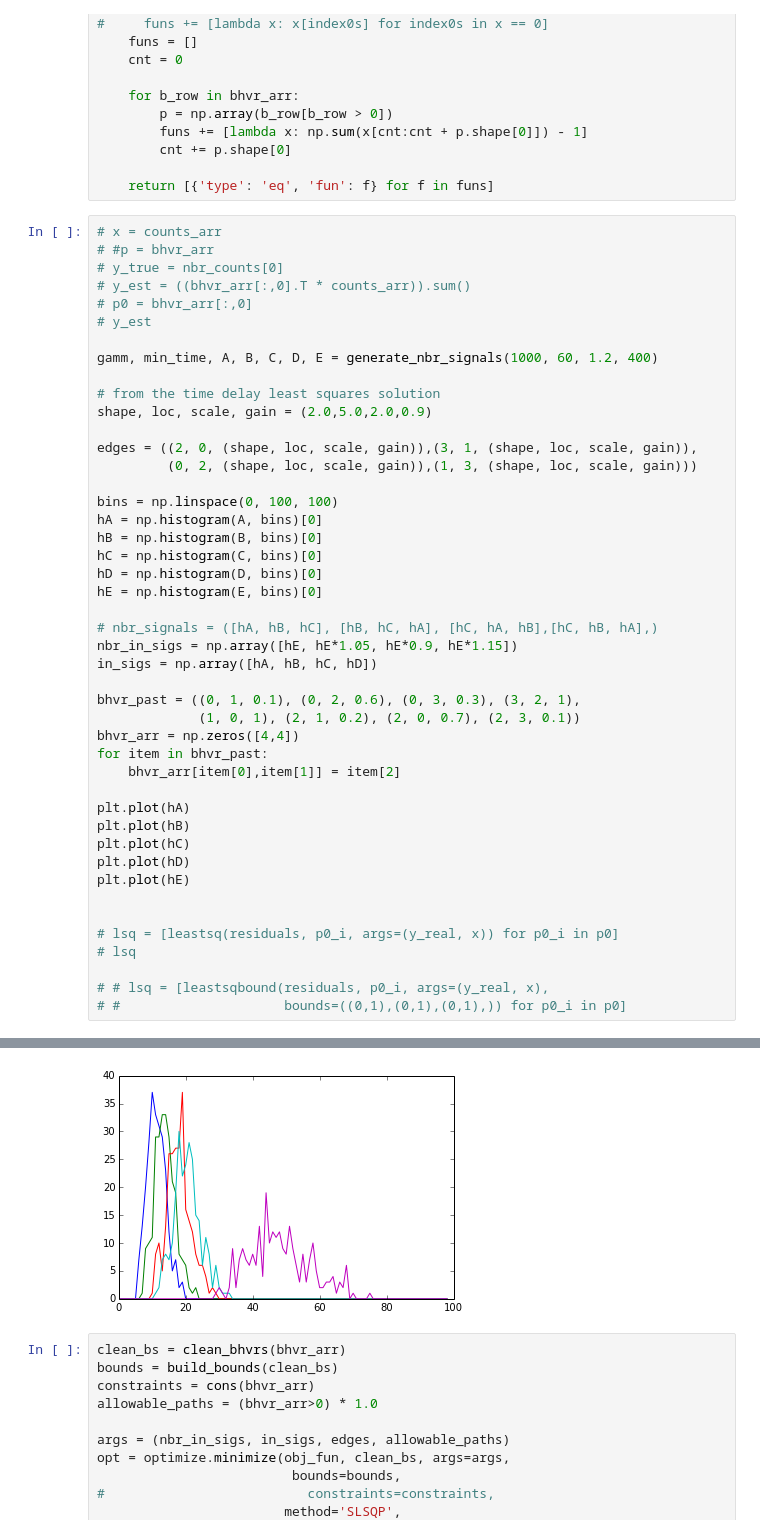
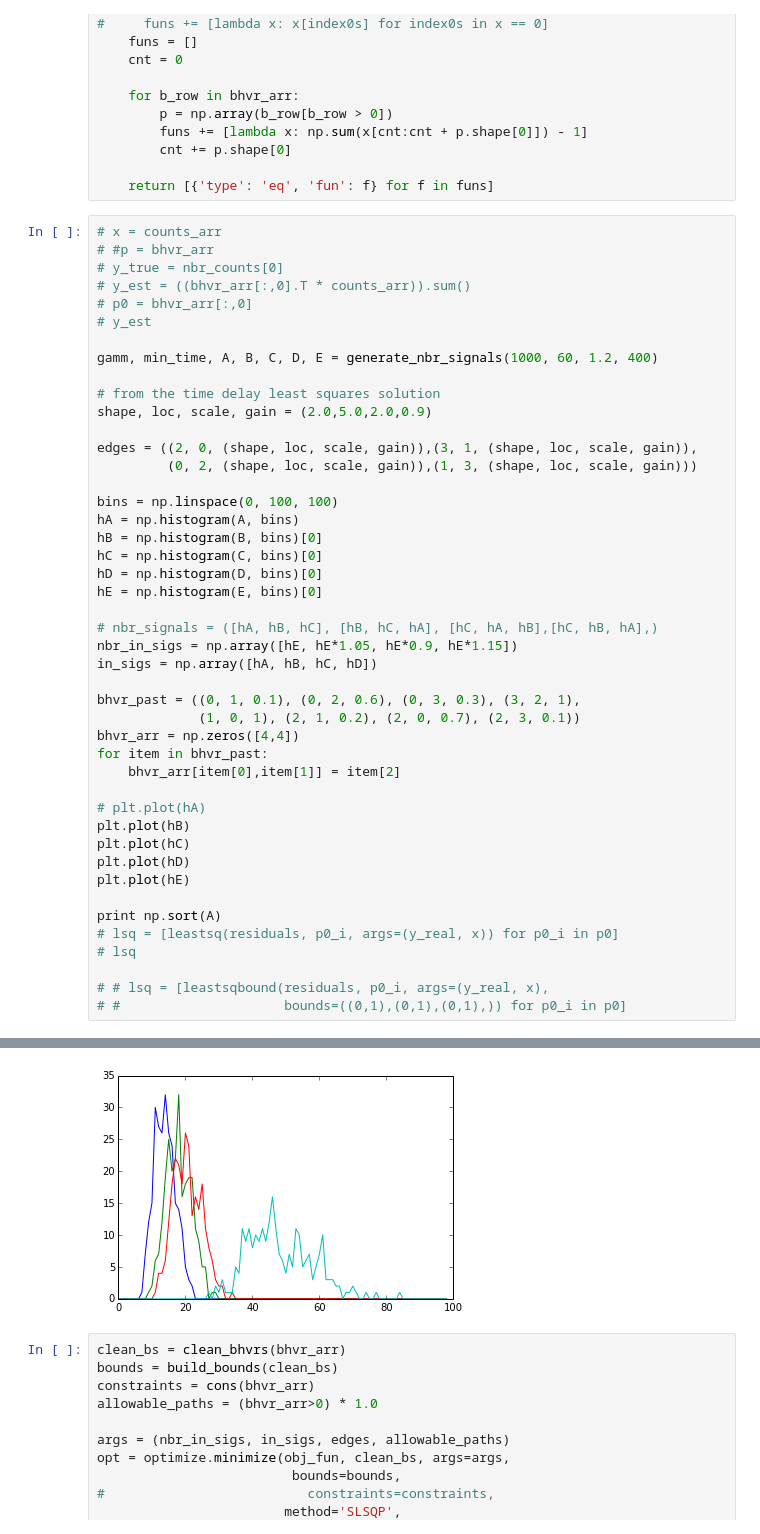
Before and after one commit to athuras/relay, a Jupyter notebook: lambda_agent/pysrc/behaviour_learning/Behaviour Learning.ipynb, the cells around one changed output, grey strips where cells are left out. Cells and saved outputs as stored; diff of their text form.

```diff
--- a/lambda_agent/pysrc/behaviour_learning/Behaviour Learning.ipynb
+++ b/lambda_agent/pysrc/behaviour_learning/Behaviour Learning.ipynb
@@ -398,7 +398,7 @@ edges = ((2, 0, (shape, loc, scale, gain)),(3, 1, (shape, loc, scale, gain)),
          (0, 2, (shape, loc, scale, gain)),(1, 3, (shape, loc, scale, gain)))
 
 bins = np.linspace(0, 100, 100)
-hA = np.histogram(A, bins)[0]
+hA = np.histogram(A, bins)
 hB = np.histogram(B, bins)[0]
 hC = np.histogram(C, bins)[0]
 hD = np.histogram(D, bins)[0]
@@ -414,13 +414,13 @@ bhvr_arr = np.zeros([4,4])
 for item in bhvr_past:
     bhvr_arr[item[0],item[1]] = item[2]
 
-plt.plot(hA)
+# plt.plot(hA)
 plt.plot(hB)
 plt.plot(hC)
 plt.plot(hD)
 plt.plot(hE)
 
-
+print np.sort(A)
 # lsq = [leastsq(residuals, p0_i, args=(y_real, x)) for p0_i in p0]
 # lsq
 
@@ -431,4 +447,4 @@ plt.plot(hE)
-[figure, old version]
+[figure, new version]
 # %%
 clean_bs = clean_bhvrs(bhvr_arr)
 bounds = build_bounds(clean_bs)
```
Also changed, not shown: parts of 1 cell of this notebook, 3 other files.
